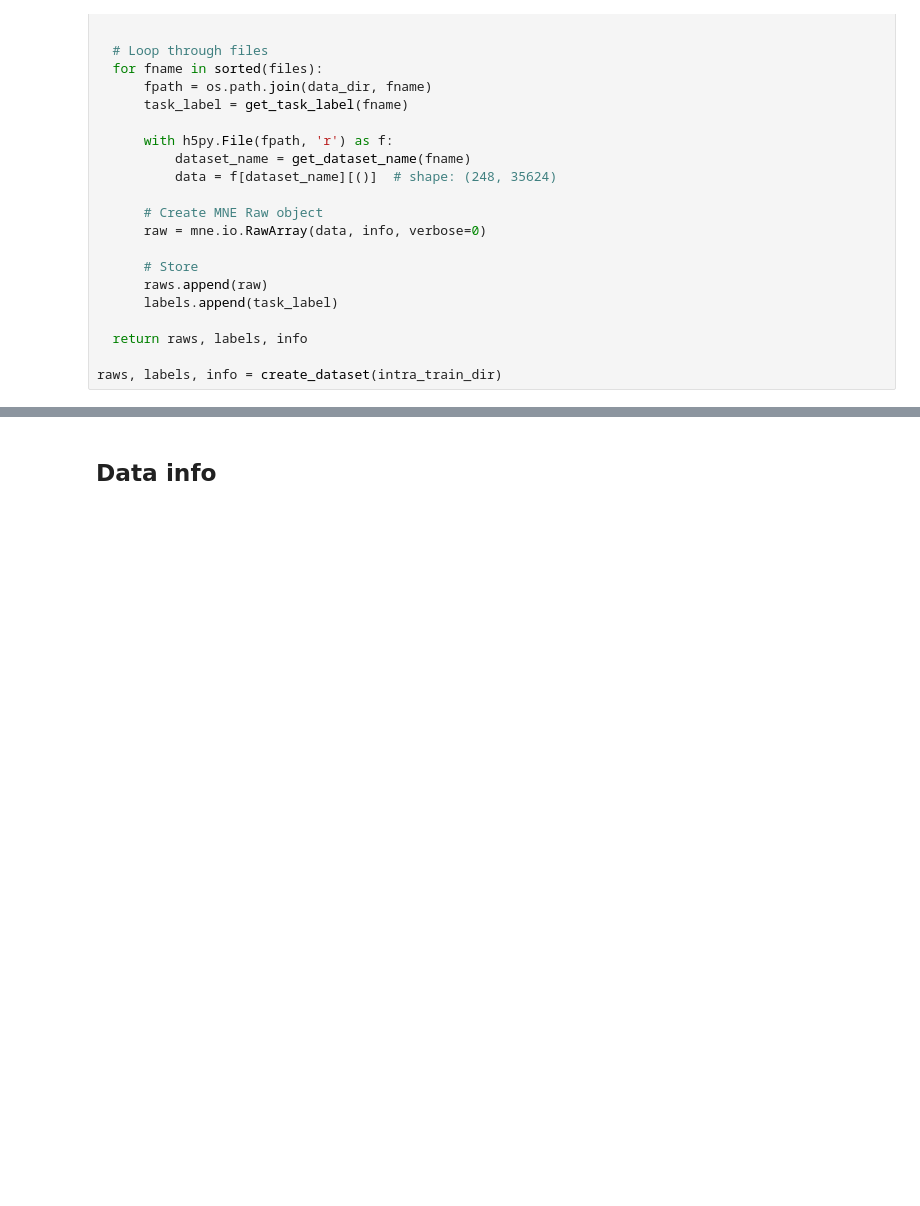
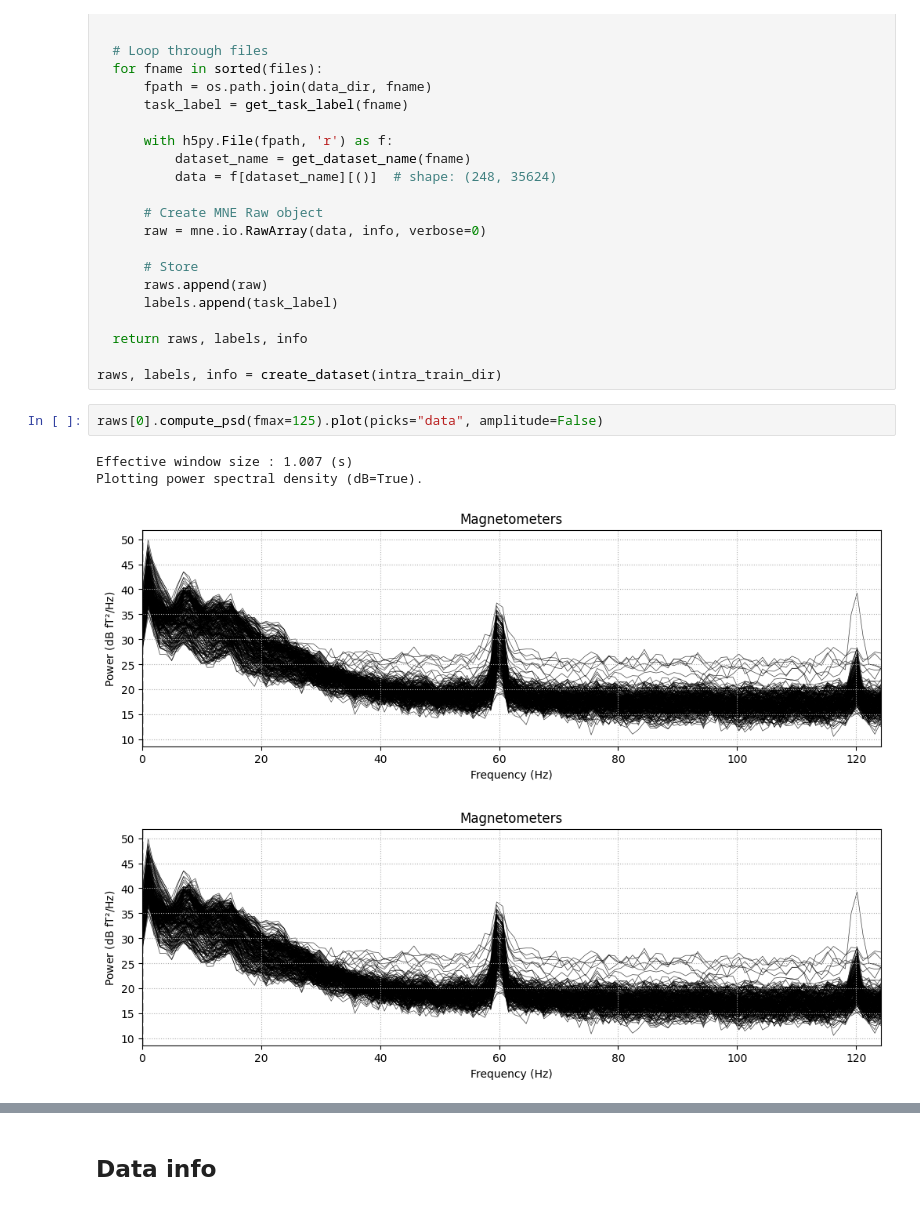
Before and after one commit to Jagoda222/DL_assignment2, a Jupyter notebook: Intra_subject.ipynb, the cells around one changed output, grey strips where cells are left out. Drawn from its saved outputs; the diff is of its cells as text; blank space fills up the shorter version.

```diff
--- a/Intra_subject.ipynb
+++ b/Intra_subject.ipynb
@@ -112,3 +117,10 @@ def create_dataset(data_dir):
   return raws, labels, info
 
 raws, labels, info = create_dataset(intra_train_dir)
+# %%
+raws[0].compute_psd(fmax=125).plot(picks="data", amplitude=False)
+# %% [output]
+Effective window size : 1.007 (s)
+Plotting power spectral density (dB=True).
+[figure, added]
+[figure, added]
```
Also changed, not shown: parts of 2 cells of this notebook.
